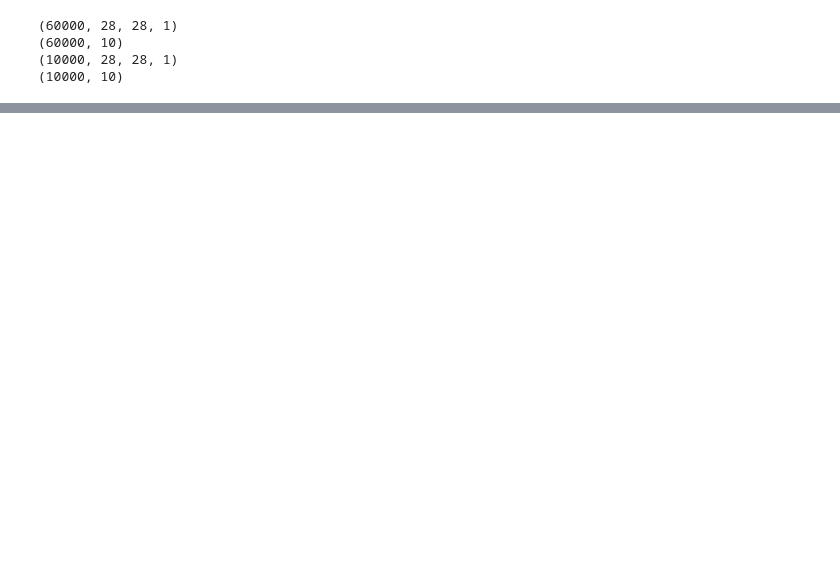
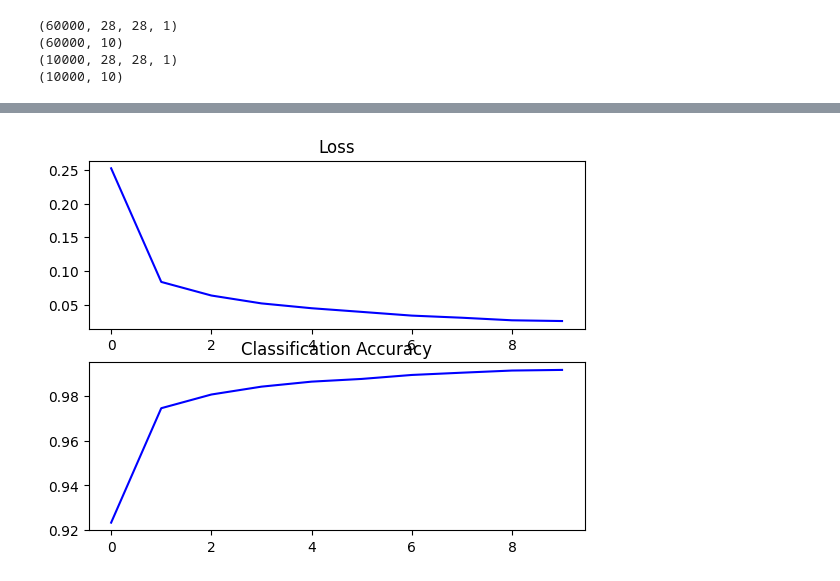
Before and after one commit to shenghaoc/ee4802-notebooks, a Jupyter notebook: EE4802_IE4213_Exam_Question_3.ipynb, the cells around one changed output, grey strips where cells are left out. Cells and saved outputs as stored; diff of their text form; code cells hidden in the pictures; blank space fills up the shorter version.

```diff
--- a/EE4802_IE4213_Exam_Question_3.ipynb
+++ b/EE4802_IE4213_Exam_Question_3.ipynb
@@ -61,0 +53,22 @@ print(testY.shape)
+# %%
+## Define CNN model
+model = Sequential(
+    [
+        Conv2D(16, 5, activation="relu", input_shape=(28, 28, 1)),
+        MaxPooling2D(
+            pool_size=(2, 2),
+            strides=(2, 2),
+        ),
+        Conv2D(12, 3, activation="relu"),
+        MaxPooling2D(
+            pool_size=(2, 2),
+            strides=(2, 2),
+        ),
+        Flatten(),  # too many dimensions after Conv2D
+        Dense(20, activation="relu"),
+        # Keras documentation: often used for last layer because result can be interpreted as
+        # a probability distribution
+        Dense(10, activation="softmax"),
+    ]
+)
+model.summary()
@@ -61,0 +93,8 @@ print(testY.shape)
+# %%
+# Train the CNN model
+model.compile(
+    optimizer='adam',  # newest ADAM
+    loss='categorical_crossentropy',  # multi-class labeling
+    metrics=['accuracy'],
+)
+history = model.fit(trainX, trainY, epochs=10, batch_size=32)
@@ -66,11 +129,13 @@ print(testY.shape)
 # %%
 # Plot performance graphs
 # plot loss
 pyplot.subplot(2, 1, 1)
 pyplot.title('Loss')
-# pyplot.plot([WriteCode], color='blue', label='train')
+pyplot.plot(history.history['loss'], color='blue', label='train')
 # plot accuracy
 pyplot.subplot(2, 1, 2)
 pyplot.title('Classification Accuracy')
-# pyplot.plot([WriteCode], color='blue', label='train')
+pyplot.plot(history.history['accuracy'], color='blue', label='train')
 pyplot.show()
+# %% [output]
+[figure, added]
```
Also changed, not shown: parts of 6 cells of this notebook.
